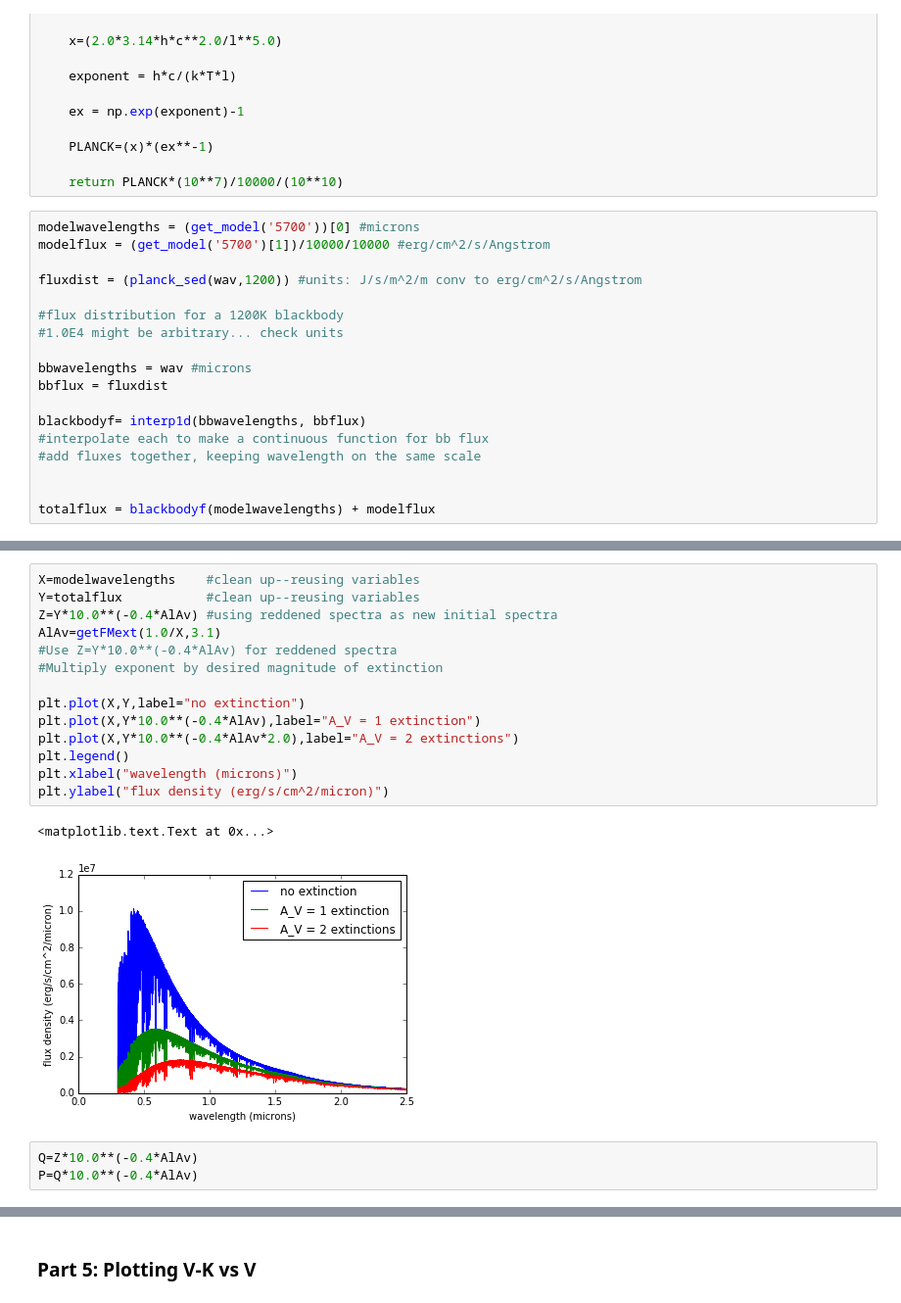
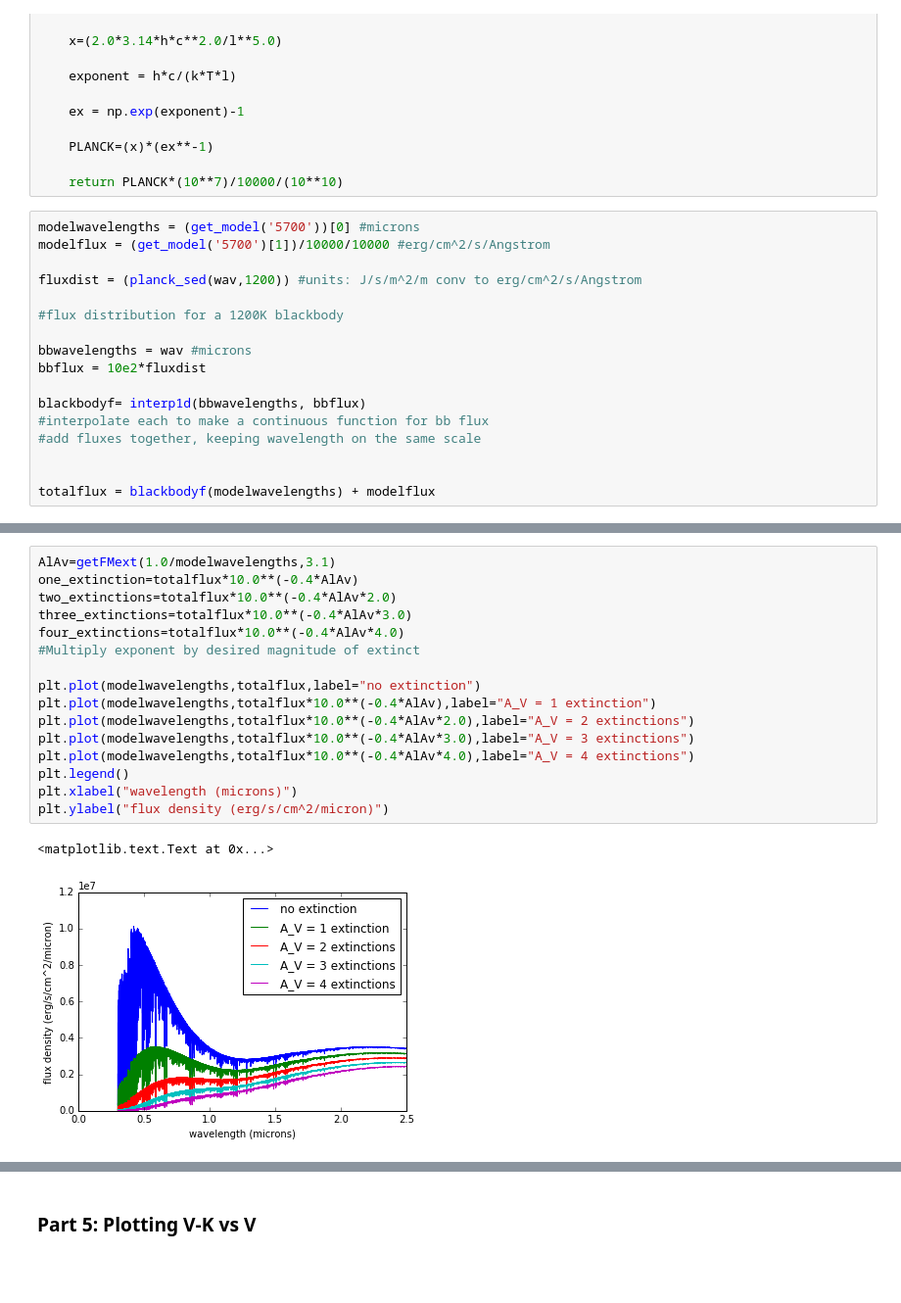
Before and after one commit to ojalae/initial-photometry, a Jupyter notebook: Photometry on Stellar Spectra (Units Converted).ipynb, the cells around one changed output, grey strips where cells are left out. Shown at 98% size. Saved outputs shown, nothing was run; the diff lists cells and outputs as text; blank space fills up the shorter version.

```diff
--- a/Photometry on Stellar Spectra (Units Converted).ipynb
+++ b/Photometry on Stellar Spectra (Units Converted).ipynb
@@ -306,10 +316,9 @@ modelflux = (get_model('5700')[1])/10000/10000 #erg/cm^2/s/Angstrom
 fluxdist = (planck_sed(wav,1200)) #units: J/s/m^2/m conv to erg/cm^2/s/Angstrom
 
 #flux distribution for a 1200K blackbody
-#1.0E4 might be arbitrary... check units
 
 bbwavelengths = wav #microns
-bbflux = fluxdist
+bbflux = 10e2*fluxdist
 
 blackbodyf= interp1d(bbwavelengths, bbflux)
 #interpolate each to make a continuous function for bb flux
@@ -327,22 +343,21 @@ plt.plot(wav,planck_sed(wav,3000))
 [<matplotlib.lines.Line2D at 0x...>]
 [figure]
 # %%
-X=modelwavelengths    #clean up--reusing variables
-Y=totalflux           #clean up--reusing variables
-Z=Y*10.0**(-0.4*AlAv) #using reddened spectra as new initial spectra
-AlAv=getFMext(1.0/X,3.1)
-#Use Z=Y*10.0**(-0.4*AlAv) for reddened spectra
-#Multiply exponent by desired magnitude of extinction
+AlAv=getFMext(1.0/modelwavelengths,3.1)
+one_extinction=totalflux*10.0**(-0.4*AlAv)
+two_extinctions=totalflux*10.0**(-0.4*AlAv*2.0)
+three_extinctions=totalflux*10.0**(-0.4*AlAv*3.0)
+four_extinctions=totalflux*10.0**(-0.4*AlAv*4.0)
+#Multiply exponent by desired magnitude of extinct
 
-plt.plot(X,Y,label="no extinction")
-plt.plot(X,Y*10.0**(-0.4*AlAv),label="A_V = 1 extinction")
-plt.plot(X,Y*10.0**(-0.4*AlAv*2.0),label="A_V = 2 extinctions")
+plt.plot(modelwavelengths,totalflux,label="no extinction")
+plt.plot(modelwavelengths,totalflux*10.0**(-0.4*AlAv),label="A_V = 1 extinction")
+plt.plot(modelwavelengths,totalflux*10.0**(-0.4*AlAv*2.0),label="A_V = 2 extinctions")
+plt.plot(modelwavelengths,totalflux*10.0**(-0.4*AlAv*3.0),label="A_V = 3 extinctions")
+plt.plot(modelwavelengths,totalflux*10.0**(-0.4*AlAv*4.0),label="A_V = 4 extinctions")
 plt.legend()
 plt.xlabel("wavelength (microns)")
 plt.ylabel("flux density (erg/s/cm^2/micron)")
 # %% [output]
 <matplotlib.text.Text at 0x...>
-[figure, old version]
+[figure, new version]
-# %%
-Q=Z*10.0**(-0.4*AlAv)
-P=Q*10.0**(-0.4*AlAv)
```
Also changed, not shown: parts of 22 cells of this notebook.
